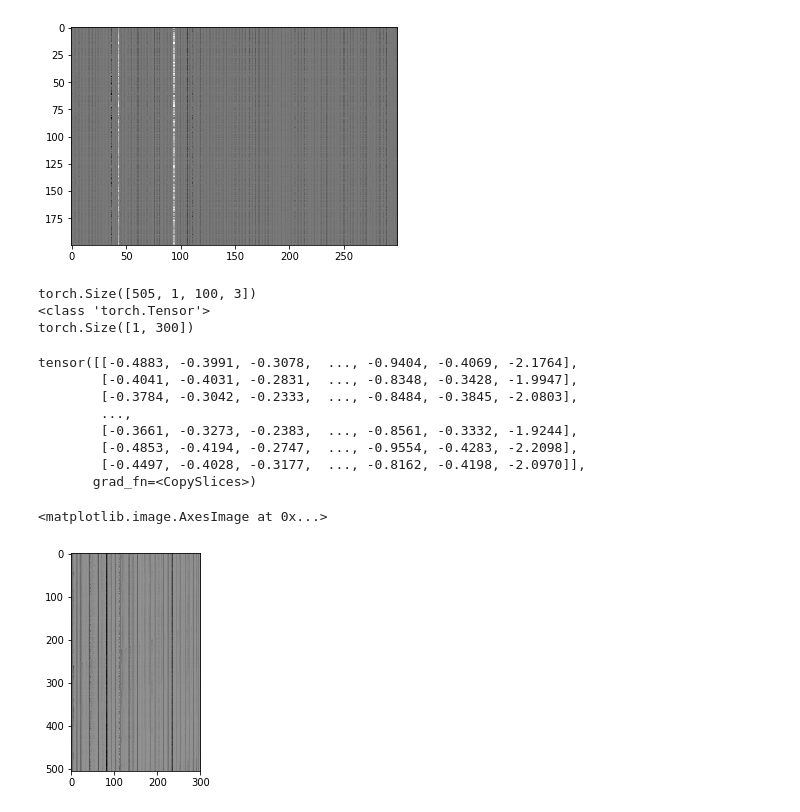
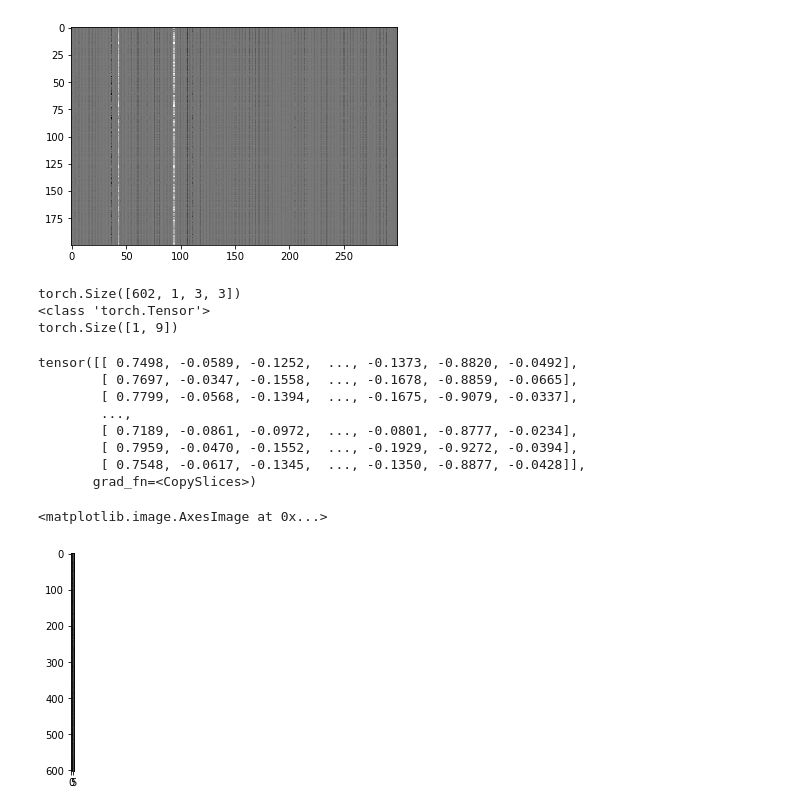
Before and after one commit to FrankWJW/MSc-dissertation, a Jupyter notebook: stock_conditional_TS.ipynb, the cells around one changed output. Drawn from its saved outputs; the diff is of its cells as text; code cells hidden in the pictures.

```diff
--- a/stock_conditional_TS.ipynb
+++ b/stock_conditional_TS.ipynb
@@ -550,7 +553,7 @@ plt.show()
 # %%
 # build the model
-model = BaselineModel(300, 300, 1).to(device)
-summary(model,(1, 300, 300))
+model = BaselineModel(9, 9, 1).to(device)
+summary(model,(1, 9, 9))
 
 # define the loss function and the optimiser
 loss_function = nn.MSELoss()
@@ -634,7 +637,7 @@ class gradient_generator():
         return self.gradients
 
 
-grad = torch.zeros((2412,300))
+grad = torch.zeros((2412,9))
 i = 0
 for data in trainloader:
     # get the inputs
@@ -666,18 +669,18 @@ plt.imshow(grad_img * image, cmap=plt.get_cmap('gray'))
 [figure]
 # %%
 print(validateData.shape)
-validateloader = DataLoader(validateData.view(505,-1).float(), batch_size=1, shuffle=True)
+validateloader = DataLoader(validateData.view(602,-1).float(), batch_size=1, shuffle=True)
 
 dataiter = iter(validateloader)
 images = dataiter.next()
 print(type(images))
 print(images.shape)
 # %% [output]
-torch.Size([505, 1, 100, 3])
+torch.Size([602, 1, 3, 3])
 <class 'torch.Tensor'>
-torch.Size([1, 300])
+torch.Size([1, 9])
 # %%
-grad = torch.zeros((505,300))
+grad = torch.zeros((602,9))
 i = 0
 for data in validateloader:
     # get the inputs
@@ -690,22 +693,22 @@ for data in validateloader:
 
 grad
 # %% [output]
-tensor([[-0.4883, -0.3991, -0.3078,  ..., -0.9404, -0.4069, -2.1764],
-        [-0.4041, -0.4031, -0.2831,  ..., -0.8348, -0.3428, -1.9947],
-        [-0.3784, -0.3042, -0.2333,  ..., -0.8484, -0.3845, -2.0803],
+tensor([[ 0.7498, -0.0589, -0.1252,  ..., -0.1373, -0.8820, -0.0492],
+        [ 0.7697, -0.0347, -0.1558,  ..., -0.1678, -0.8859, -0.0665],
+        [ 0.7799, -0.0568, -0.1394,  ..., -0.1675, -0.9079, -0.0337],
         ...,
-        [-0.3661, -0.3273, -0.2383,  ..., -0.8561, -0.3332, -1.9244],
-        [-0.4853, -0.4194, -0.2747,  ..., -0.9554, -0.4283, -2.2098],
-        [-0.4497, -0.4028, -0.3177,  ..., -0.8162, -0.4198, -2.0970]],
+        [ 0.7189, -0.0861, -0.0972,  ..., -0.0801, -0.8777, -0.0234],
+        [ 0.7959, -0.0470, -0.1552,  ..., -0.1929, -0.9272, -0.0394],
+        [ 0.7548, -0.0617, -0.1345,  ..., -0.1350, -0.8877, -0.0428]],
        grad_fn=<CopySlices>)
 # %%
-image = validateData.view(505,-1).float()
+image = validateData.view(602,-1).float()
 grad_img = grad.data
 
 plt.imshow(grad_img * image, cmap=plt.get_cmap('gray'))
 # %% [output]
 <matplotlib.image.AxesImage at 0x...>
-[figure, old version]
+[figure, new version]
 # %%
 data = grad_img
 data = data.numpy()
```
Also changed, not shown: parts of 21 cells of this notebook.
